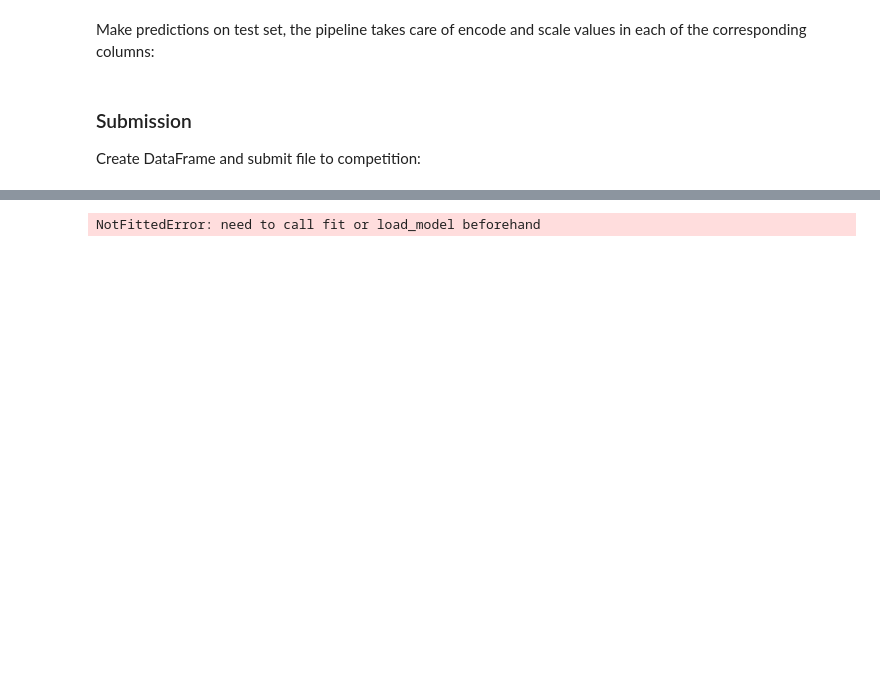
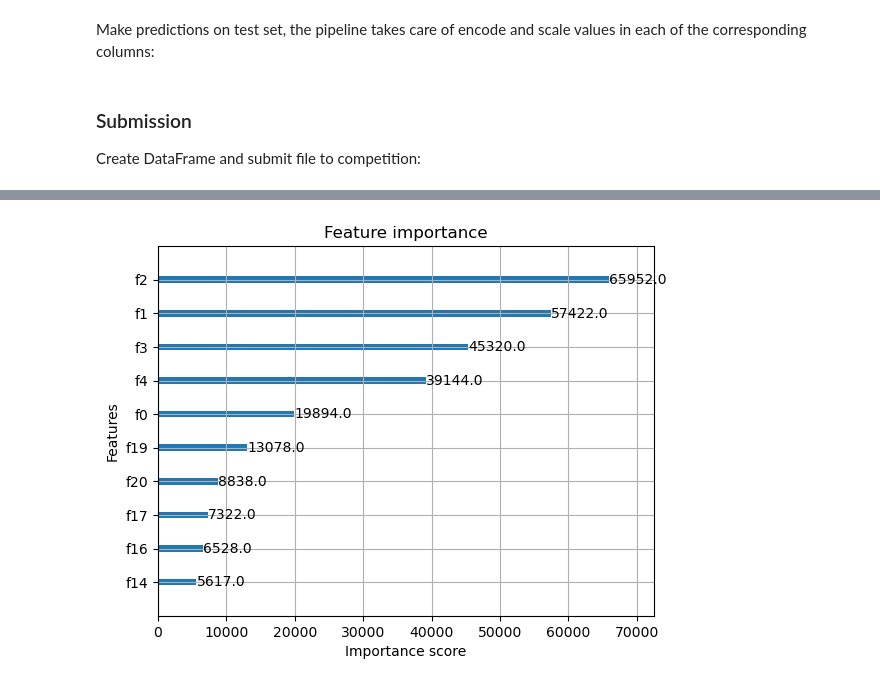
Before and after one commit to gikkavu/Kaggle, a Jupyter notebook: xgboost-studenttestscores-kr.ipynb, the cells around one changed output, grey strips where cells are left out. Drawn from its saved outputs; the diff is of its cells as text; code cells hidden in the pictures; blank space fills up the shorter version.

```diff
--- a/xgboost-studenttestscores-kr.ipynb
+++ b/xgboost-studenttestscores-kr.ipynb
@@ -235,12 +250,10 @@ sub_df.head(n=2)
 # %%
-import matplotlib.pyplot as plt
 from xgboost import plot_importance
 
 # パイプラインを使っている場合、最後のステップ（model）を取り出す
-model = pipeline.named_steps['model']
 plot_importance(model, max_num_features=10) # 上位10個を表示
 plt.show()
 # %% [output]
-NotFittedError: need to call fit or load_model beforehand
+[figure, added]
 # %%
 # 前処理（ColumnTransformer）から、変換後の列名を取得する
```
Also changed, not shown: parts of 10 cells of this notebook, 1 other file.
